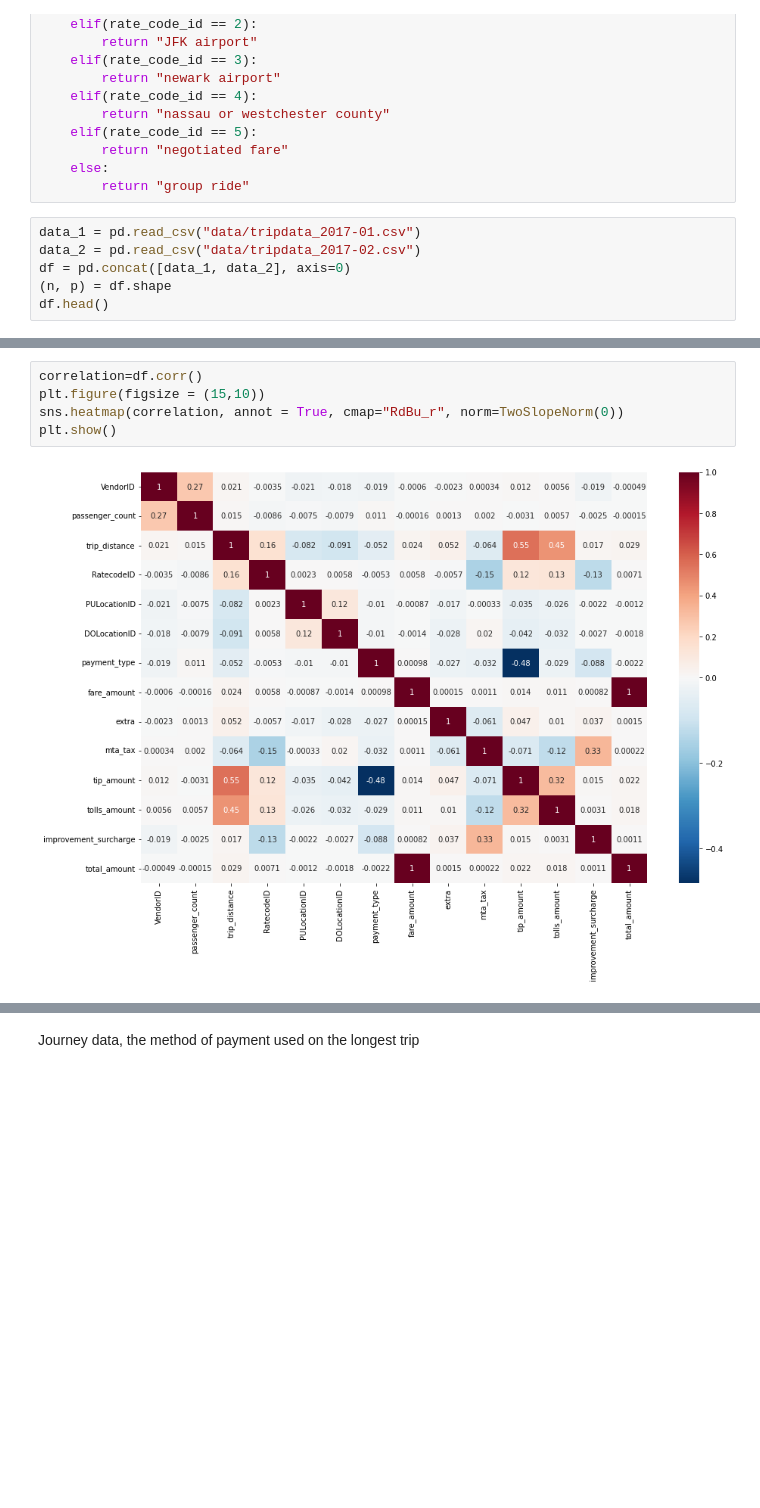
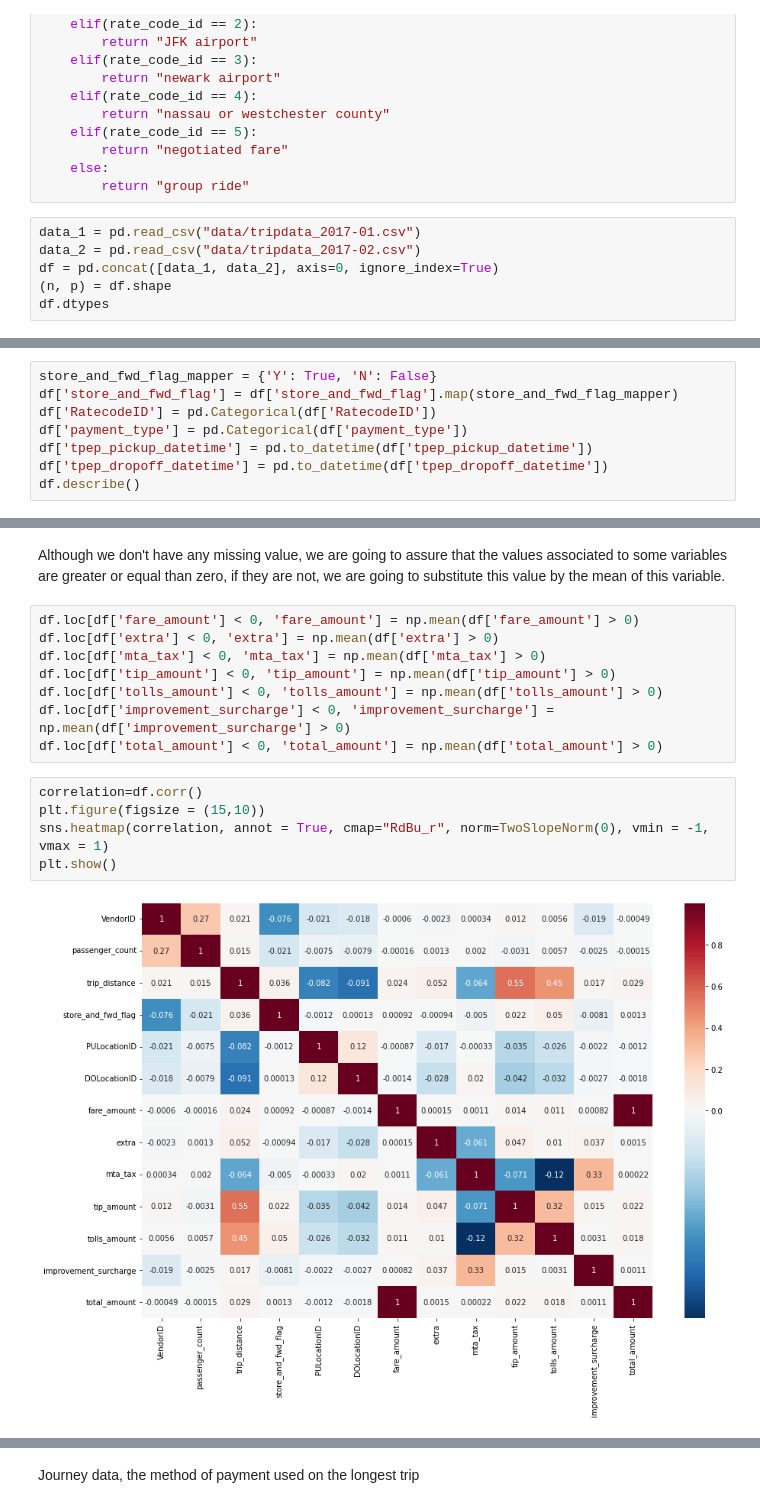
Before and after one commit to luisrodrigar/scalable-distributed-computing, a Jupyter notebook: Lab 2 - PySpark/pyspark-serial.ipynb, the cells around one changed output, grey strips where cells are left out. Saved outputs shown, nothing was run; the diff lists cells and outputs as text; blank space fills up the shorter version.

```diff
--- a/Lab 2 - PySpark/pyspark-serial.ipynb
+++ b/Lab 2 - PySpark/pyspark-serial.ipynb
@@ -67,6 +68,6 @@ def get_rate_code_id(rate_code_id):
 # %%
 data_1 = pd.read_csv("data/tripdata_2017-01.csv")
 data_2 = pd.read_csv("data/tripdata_2017-02.csv")
-df = pd.concat([data_1, data_2], axis=0)
+df = pd.concat([data_1, data_2], axis=0, ignore_index=True)
 (n, p) = df.shape
-df.head()
+df.dtypes
@@ -72,0 +100,8 @@ df.head()
+# %%
+store_and_fwd_flag_mapper = {'Y': True, 'N': False}
+df['store_and_fwd_flag'] = df['store_and_fwd_flag'].map(store_and_fwd_flag_mapper)
+df['RatecodeID'] = pd.Categorical(df['RatecodeID'])
+df['payment_type'] = pd.Categorical(df['payment_type'])
+df['tpep_pickup_datetime'] = pd.to_datetime(df['tpep_pickup_datetime'])
+df['tpep_dropoff_datetime'] = pd.to_datetime(df['tpep_dropoff_datetime'])
+df.describe()
@@ -96,10 +124,20 @@ dtype: int64
+# %% [markdown]
+Although we don't have any missing value, we are going to assure that the values associated to some variables are greater or equal than zero, if they are not, we are going to substitute this value by the mean of this variable.
+# %%
+df.loc[df['fare_amount'] < 0, 'fare_amount'] = np.mean(df['fare_amount'] > 0)
+df.loc[df['extra'] < 0, 'extra'] = np.mean(df['extra'] > 0)
+df.loc[df['mta_tax'] < 0, 'mta_tax'] = np.mean(df['mta_tax'] > 0)
+df.loc[df['tip_amount'] < 0, 'tip_amount'] = np.mean(df['tip_amount'] > 0)
+df.loc[df['tolls_amount'] < 0, 'tolls_amount'] = np.mean(df['tolls_amount'] > 0)
+df.loc[df['improvement_surcharge'] < 0, 'improvement_surcharge'] = np.mean(df['improvement_surcharge'] > 0)
+df.loc[df['total_amount'] < 0, 'total_amount'] = np.mean(df['total_amount'] > 0)
 # %%
 correlation=df.corr()
 plt.figure(figsize = (15,10))
-sns.heatmap(correlation, annot = True, cmap="RdBu_r", norm=TwoSlopeNorm(0))
+sns.heatmap(correlation, annot = True, cmap="RdBu_r", norm=TwoSlopeNorm(0), vmin = -1, vmax = 1)
 plt.show()
 # %% [output]
-[figure, old version]
+[figure, new version]
 # %% [markdown]
 As we can see above, there are linear relationship between the following pairs of variables:
 
```
Also changed, not shown: parts of 9 cells of this notebook, 1 other file.
